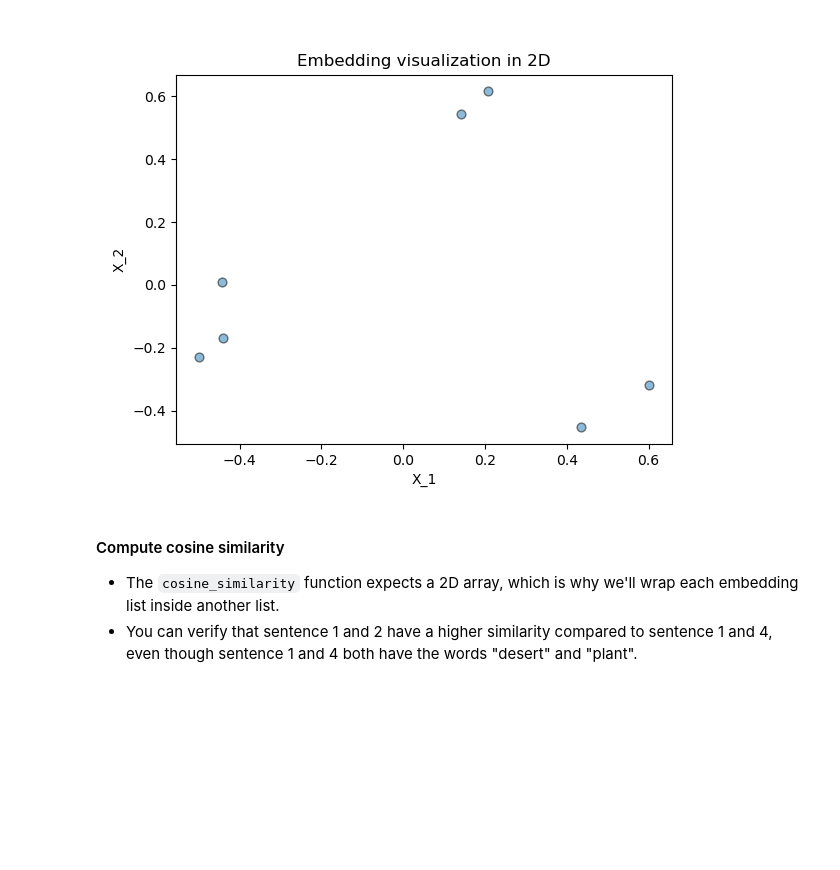
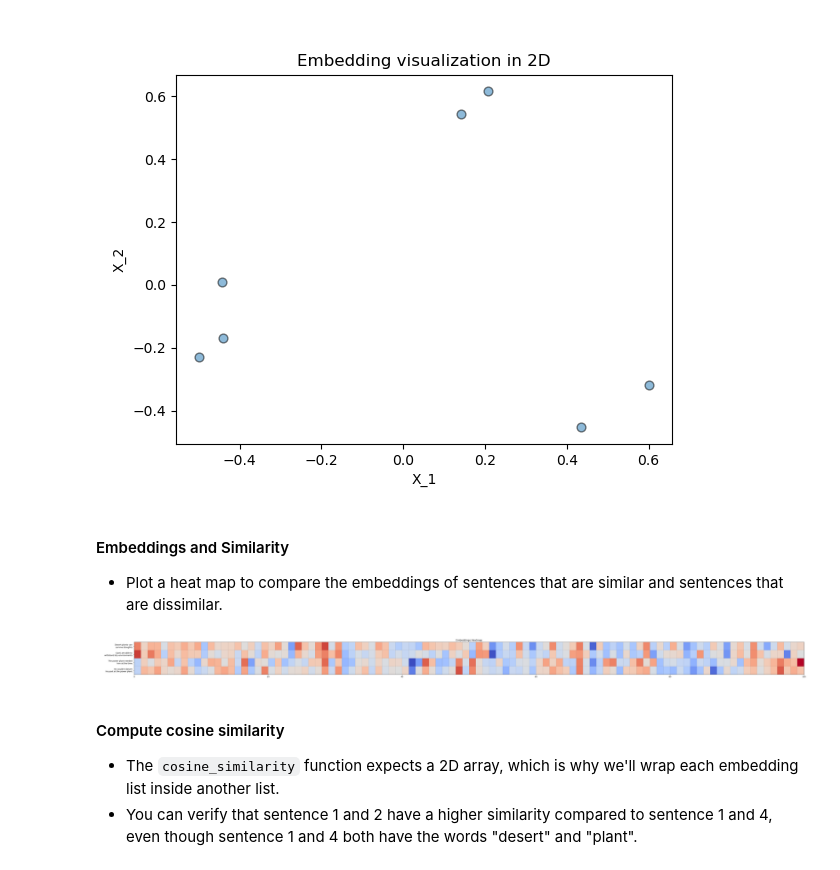
Before and after one commit to rajdeepd/deeplearningai, a Jupyter notebook: google-cloud-vertex-ai-embeddings/chroma-notebooks/Chroma - L3-visualizing-embeddings OpenAI EF.ipynb, the cells around one changed output. Drawn from its saved outputs; the diff is of its cells as text; code cells hidden in the pictures; blank space fills up the shorter version.

```diff
--- a/google-cloud-vertex-ai-embeddings/chroma-notebooks/Chroma - L3-visualizing-embeddings OpenAI EF.ipynb
+++ b/google-cloud-vertex-ai-embeddings/chroma-notebooks/Chroma - L3-visualizing-embeddings OpenAI EF.ipynb
@@ -121,3 +121,6 @@ import mplcursors
 plot_2D(new_values[:,0], new_values[:,1], input_text_lst_news)
 # %% [output]
 [figure]
+# %% [markdown]
+#### Embeddings and Similarity
+- Plot a heat map to compare the embeddings of sentences that are similar and sentences that are dissimilar.
@@ -124,3 +141,43 @@ plot_2D(new_values[:,0], new_values[:,1], input_text_lst_news)
+# %%
+embeddings = []
+for input_text in input_text_lst_sim:
+    emb = openai_ef([input_text])[0]
+    embeddings.append(emb[:100])
+
+embeddings_array = np.array(embeddings)
+# %%
+def plot_heatmap(data, x_labels=None, y_labels=None, title=None):
+    fig, ax = plt.subplots(figsize=(50, 3))
+    heatmap = ax.pcolor(data, cmap='coolwarm', edgecolors='k', linewidths=0.1)
+
+    # Add color bar to the right of the heatmap
+    cbar = plt.colorbar(heatmap, ax=ax)
+    cbar.remove()
+
+    # Set labels for each axis
+    if x_labels:
+        ax.set_xticks(np.arange(data.shape[1]) + 0.5, minor=False)
+        ax.set_xticklabels(x_labels, rotation=45, ha="right")
+    if y_labels:
+        ax.set_yticks(np.arange(data.shape[0]) + 0.5, minor=False)
+        ax.set_yticklabels(y_labels, va="center")
+
+    # Set title
+    if title:
+
+    plt.tight_layout()
+
+    # Show the plot
+    plt.show()
+# %%
+#from utils import plot_heatmap
+
+y_labels = input_text_lst_sim
+
+# Plot the heatmap
+plot_heatmap(embeddings_array, y_labels = y_labels, title = "Embeddings Heatmap")
+# %% [output]
+[figure, added]
 # %% [markdown]
 #### Compute cosine similarity
 - The `cosine_similarity` function expects a 2D array, which is why we'll wrap each embedding list inside another list.
```
Also changed, not shown: parts of 1 cell of this notebook, 4 other files.
